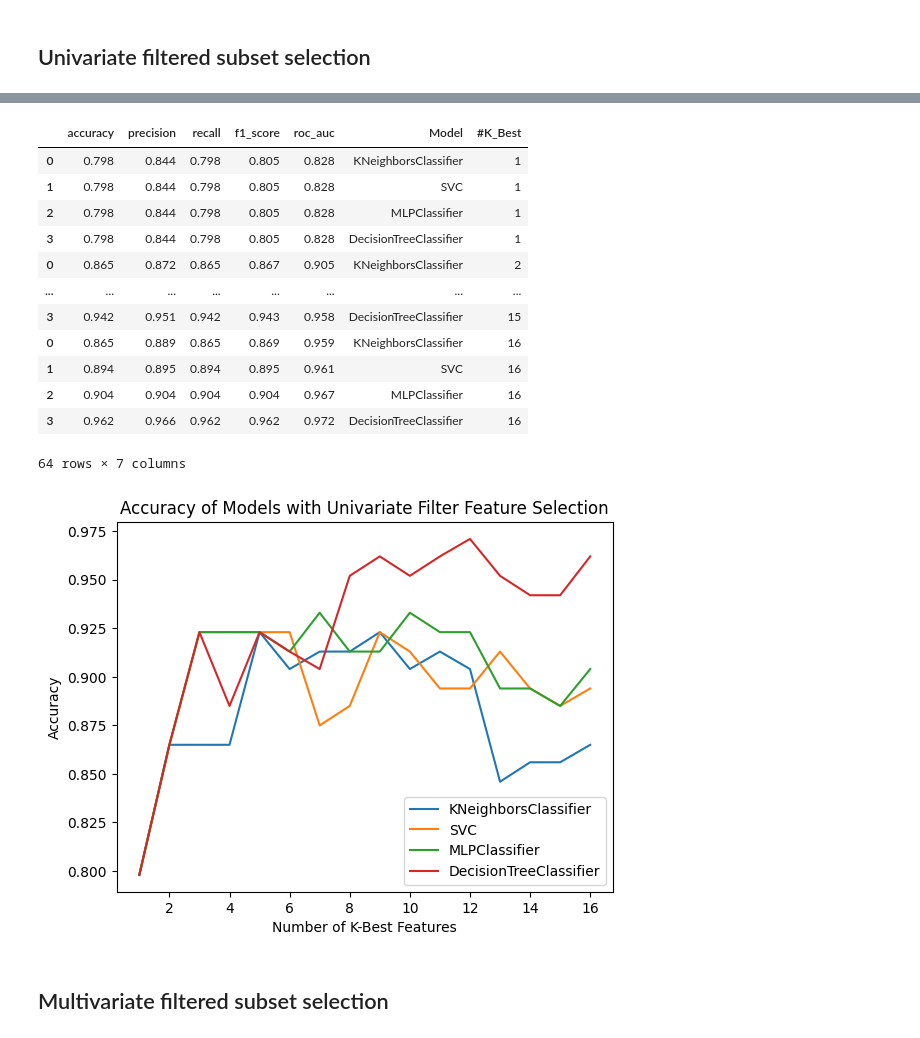
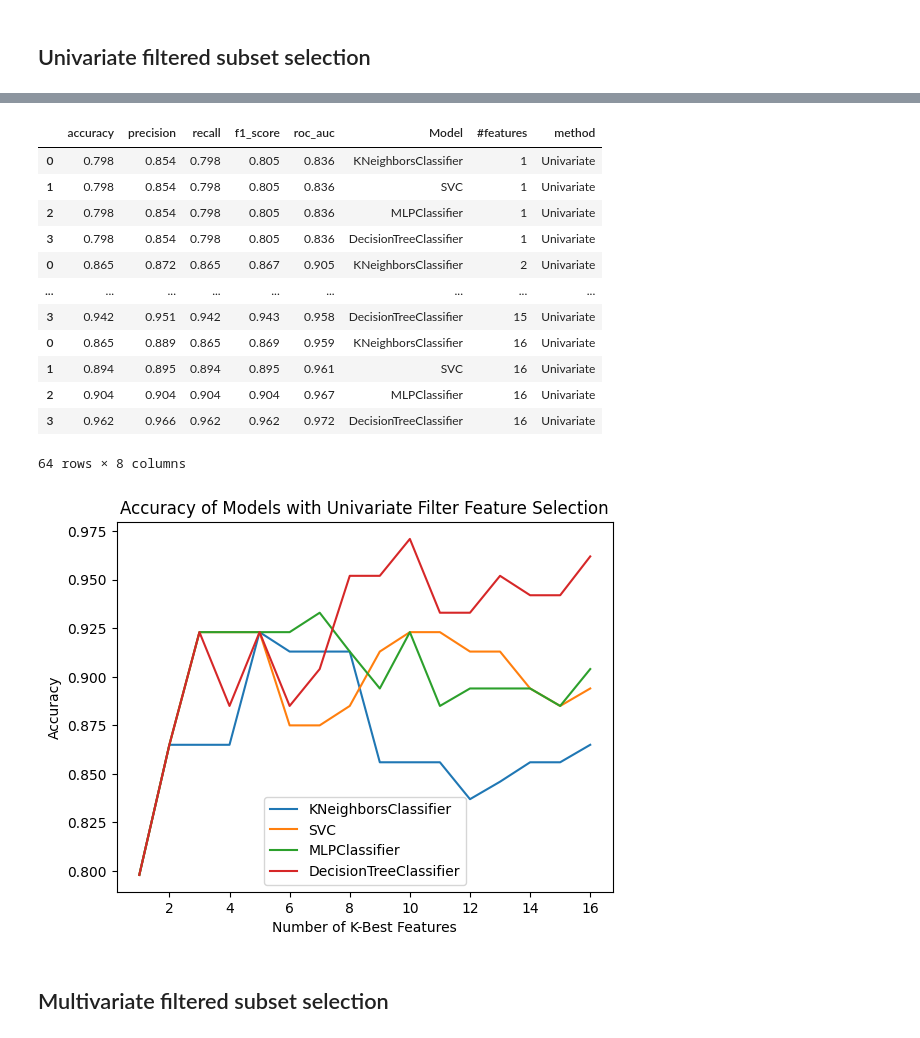
Before and after one commit to fedecaslo/MachineLearning-P1-NonProbabilisticClassifiers, a Jupyter notebook: train.ipynb, the cells around one changed output, grey strips where cells are left out. Saved outputs shown, nothing was run; the diff lists cells and outputs as text; code cells hidden in the pictures.

```diff
--- a/train.ipynb
+++ b/train.ipynb
@@ -26,13 +26,0 @@ Accuracy of Decision Tree Classifier on test set: 0.9615
-# %%
-knn_model, knn_metrics = utils.train_and_evaluate_knn(X_train, y_train, X_test, y_test, n_neighbors=5)
-print("Metrics kNN:", knn_metrics)
-
-nn_model, nn_metrics = utils.train_and_evaluate_neural_network(X_train, y_train, X_test, y_test, hidden_layer_sizes=(100,), max_iter=200)
-print("Metrics MLP:", nn_metrics)
-
-svm_model, svm_metrics = utils.train_and_evaluate_svm(X_train, y_train, X_test, y_test, C=1.0, kernel='linear')
-print("Metrics SVM:", svm_metrics)
-
-tree_model, tree_metrics = utils.train_and_evaluate_decision_tree(X_train, y_train, X_test, y_test, max_depth=3)
-print("Metrics Decision Tree:", tree_metrics)
-utils.plot_decision_tree(tree_model, feature_names=df.columns[:-1])
@@ -45,3 +26,0 @@ Metrics Decision Tree: {'accuracy': 0.9230769230769231, 'precision': 0.922533056
-# %%
-results_allfeat = utils.apply_classifiers(X_train, y_train, X_test, y_test, plot_roc=False)
-results_allfeat
@@ -71,16 +44,23 @@ from sklearn.feature_selection import SelectKBest, chi2
 from sklearn.feature_selection import f_classif
 from sklearn.model_selection import train_test_split
 
-df_univ = pd.DataFrame()
+df_univar = pd.DataFrame()
 for k in range(1,17):
+
     print(f'Using {k} best features...........')
     X = df.drop(columns=['class'])
     y = df['class']
-    X_new = SelectKBest(f_classif, k=k).fit_transform(X, y)
+
+    selector = SelectKBest(chi2, k=k).fit(X, y)
+    X_new = selector.transform(X)
+    selected_feature_names = X.columns[selector.get_support()].tolist()
+    print(selected_feature_names)
+
     X_train, X_test, y_train, y_test = train_test_split(X_new, y, test_size=0.2, random_state=42)
     df_univ_k = utils.apply_classifiers(X_train, y_train, X_test, y_test)
-    df_univ_k['#K_Best'] = k
-    df_univ = pd.concat([df_univ, df_univ_k], axis=0)
+
+    df_univ_k['#features'] = k
+    df_univar = pd.concat([df_univar, df_univ_k], axis=0)
     print()
 # %% [output]
 Using 1 best features...........
@@ -108,31 +104,32 @@ Using 16 best features...........
 # %%
-df_filter_univ
+df_univar['method'] = 'Univariate'
+df_univar
 # %% [output]
-|  | accuracy | precision | recall | f1_score | roc_auc | Model | #K_Best |
-| 0 | 0.798 | 0.844 | 0.798 | 0.805 | 0.828 | KNeighborsClassifier | 1 |
-| 1 | 0.798 | 0.844 | 0.798 | 0.805 | 0.828 | SVC | 1 |
-| 2 | 0.798 | 0.844 | 0.798 | 0.805 | 0.828 | MLPClassifier | 1 |
-| 3 | 0.798 | 0.844 | 0.798 | 0.805 | 0.828 | DecisionTreeClassifier | 1 |
-| 0 | 0.865 | 0.872 | 0.865 | 0.867 | 0.905 | KNeighborsClassifier | 2 |
-| ... | ... | ... | ... | ... | ... | ... | ... |
-| 3 | 0.942 | 0.951 | 0.942 | 0.943 | 0.958 | DecisionTreeClassifier | 15 |
-| 0 | 0.865 | 0.889 | 0.865 | 0.869 | 0.959 | KNeighborsClassifier | 16 |
-| 1 | 0.894 | 0.895 | 0.894 | 0.895 | 0.961 | SVC | 16 |
-| 2 | 0.904 | 0.904 | 0.904 | 0.904 | 0.967 | MLPClassifier | 16 |
-| 3 | 0.962 | 0.966 | 0.962 | 0.962 | 0.972 | DecisionTreeClassifier | 16 |
+|  | accuracy | precision | recall | f1_score | roc_auc | Model | #features | method |
+| 0 | 0.798 | 0.854 | 0.798 | 0.805 | 0.836 | KNeighborsClassifier | 1 | Univariate |
+| 1 | 0.798 | 0.854 | 0.798 | 0.805 | 0.836 | SVC | 1 | Univariate |
+| 2 | 0.798 | 0.854 | 0.798 | 0.805 | 0.836 | MLPClassifier | 1 | Univariate |
+| 3 | 0.798 | 0.854 | 0.798 | 0.805 | 0.836 | DecisionTreeClassifier | 1 | Univariate |
+| 0 | 0.865 | 0.872 | 0.865 | 0.867 | 0.905 | KNeighborsClassifier | 2 | Univariate |
+| ... | ... | ... | ... | ... | ... | ... | ... | ... |
+| 3 | 0.942 | 0.951 | 0.942 | 0.943 | 0.958 | DecisionTreeClassifier | 15 | Univariate |
+| 0 | 0.865 | 0.889 | 0.865 | 0.869 | 0.959 | KNeighborsClassifier | 16 | Univariate |
+| 1 | 0.894 | 0.895 | 0.894 | 0.895 | 0.961 | SVC | 16 | Univariate |
+| 2 | 0.904 | 0.904 | 0.904 | 0.904 | 0.967 | MLPClassifier | 16 | Univariate |
+| 3 | 0.962 | 0.966 | 0.962 | 0.962 | 0.972 | DecisionTreeClassifier | 16 | Univariate |
-64 rows × 7 columns
+64 rows × 8 columns
 # %%
-for model in df_univ['Model'].unique():
-    df_model = df_univ[df_univ['Model'] == model]
-    plt.plot(df_model['#K_Best'], df_model['accuracy'], label=model, )
+for model in df_univar['Model'].unique():
+    df_model = df_univar[df_univar['Model'] == model]
+    plt.plot(df_model['#features'], df_model['accuracy'], label=model, )
 
 plt.legend()
 plt.title('Accuracy of Models with Univariate Filter Feature Selection')
 plt.xlabel('Number of K-Best Features')
 plt.ylabel("Accuracy")
 plt.savefig('./img/all-features-kbest.png')
 plt.show()
 # %% [output]
-[figure, old version]
+[figure, new version]
 # %% [markdown]
 ## Multivariate filtered subset selection
```
Also changed, not shown: parts of 16 cells of this notebook, 16 other files.
